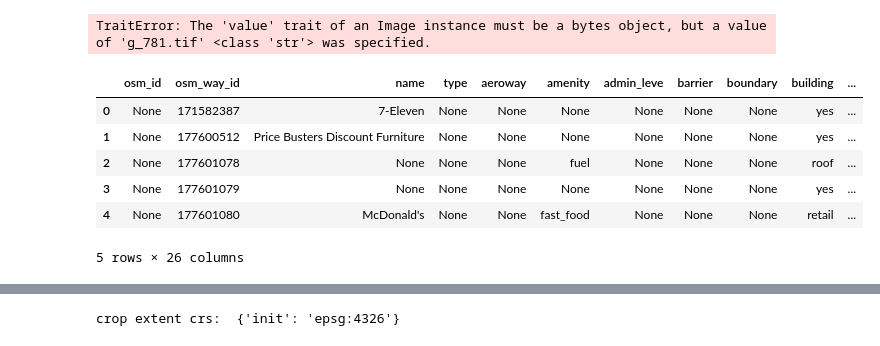
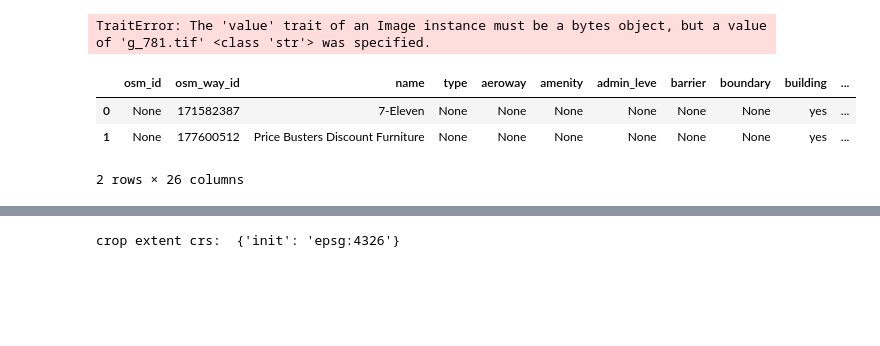
Before and after one commit to slpitz/bmoreStreamL, a Jupyter notebook: trainingWidgets.ipynb, the cells around one changed output, grey strips where cells are left out. Drawn from its saved outputs; the diff is of its cells as text; code cells hidden in the pictures; blank space fills up the shorter version.

```diff
--- a/trainingWidgets.ipynb
+++ b/trainingWidgets.ipynb
@@ -146,16 +150,13 @@ TraitError: The 'value' trait of an Image instance must be a bytes object, but a
 # %%
 # Set filepath (fix path relative to yours)
 fp = "C://Users//Scott/Documents/GithubRepositories/bmoreRoofGIS/Data/osmBuildingFootprints_for2014aerialphoto2.shp"
 
 # Read file using gpd.read_file()
 sandTownShapefiles = gpd.read_file(fp)
 type(sandTownShapefiles)
-sandTownShapefiles.head()
+sandTownShapefiles.head(2)
 # %% [output]
 |  | osm_id | osm_way_id | name | type | aeroway | amenity | admin_leve | barrier | boundary | building | ... |
 | 0 | None | 171582387 | 7-Eleven | None | None | None | None | None | None | yes | ... |
 | 1 | None | 177600512 | Price Busters Discount Furniture | None | None | None | None | None | None | yes | ... |
-| 2 | None | 177601078 | None | None | None | fuel | None | None | None | roof | ... |
-| 3 | None | 177601079 | None | None | None | None | None | None | None | yes | ... |
-| 4 | None | 177601080 | McDonald's | None | None | fast_food | None | None | None | retail | ... |
-5 rows × 26 columns
+2 rows × 26 columns
```
Also changed, not shown: parts of 11 cells of this notebook.
